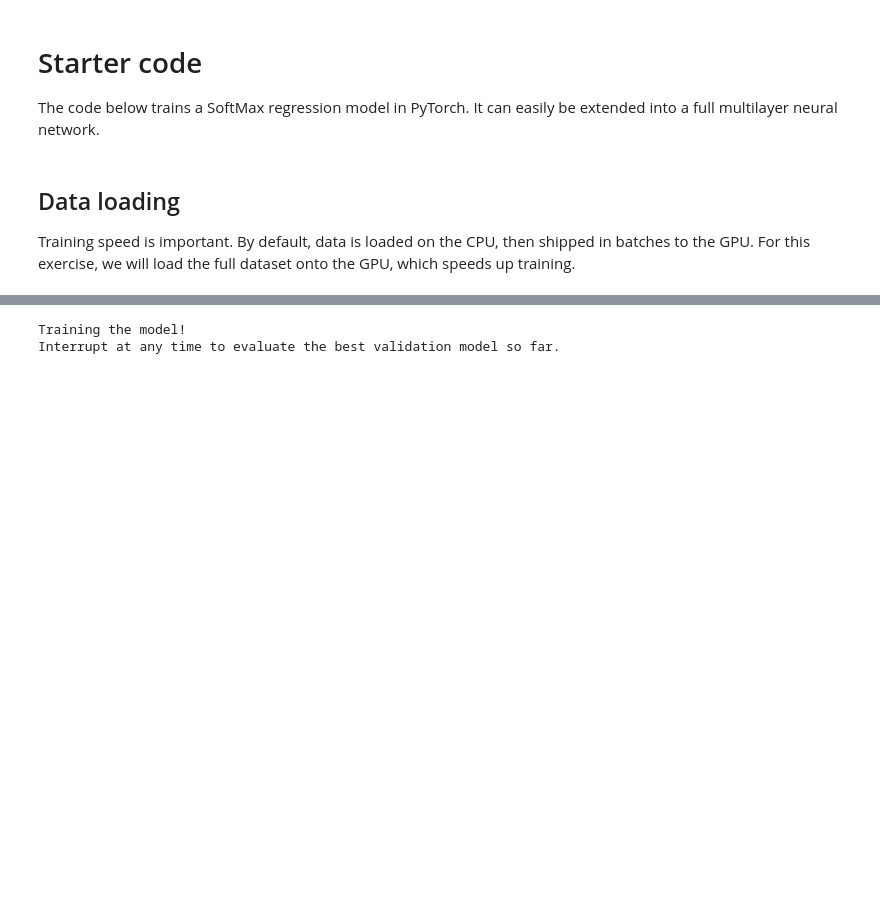
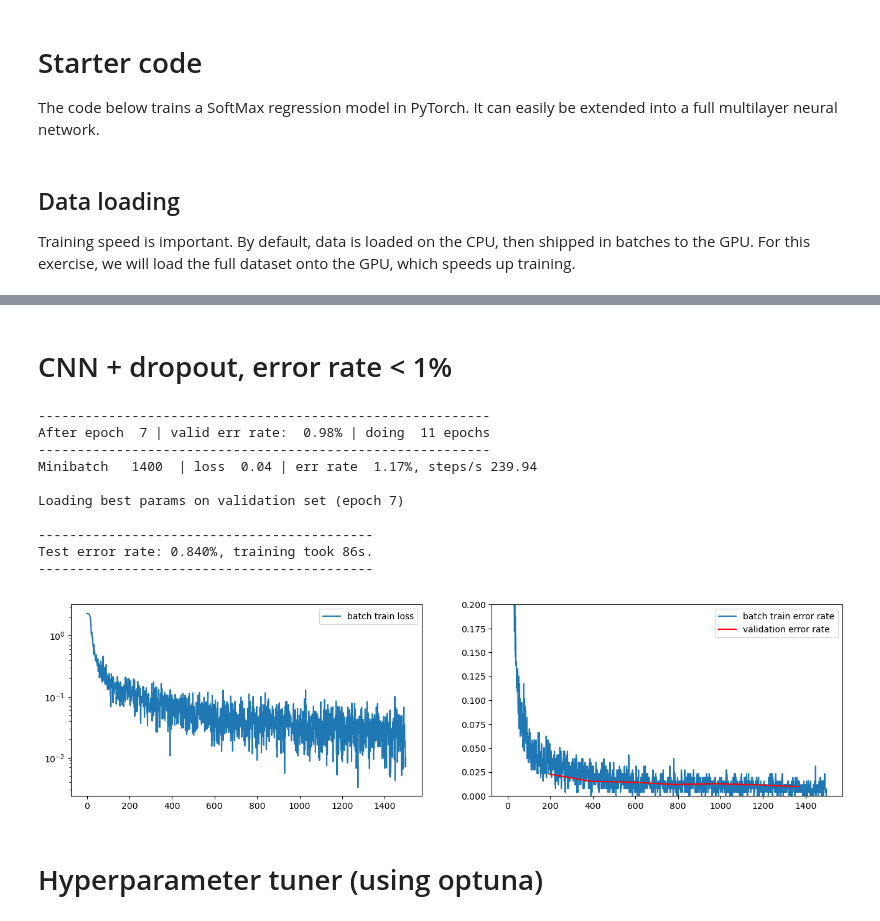
Before and after one commit to janchorowski/dl_uwr, a Jupyter notebook: Solutions/Solutions2.ipynb, the cells around one changed output, grey strips where cells are left out. Cells and saved outputs as stored; diff of their text form; code cells hidden in the pictures; blank space fills up the shorter version.

```diff
--- a/Solutions/Solutions2.ipynb
+++ b/Solutions/Solutions2.ipynb
@@ -594,51 +679,69 @@ Test error rate: 1.750%, training took 29s.
+# %% [markdown]
+# CNN + dropout, error rate < 1%
 # %%
 class Model(nn.Module):
     def __init__(self):
         super(Model, self).__init__()
-        self.conv1 = nn.Conv2d(1, 10, 5)   # 28x28x1 -> 10x24x24
-        self.pool = nn.MaxPool2d(2, 2)    # 10x24x24 -> 10x12x12
-        self.conv2 = nn.Conv2d(10, 20, 5)  # 10x12x12 -> 16x8x8 -> 16x4x4
-        self.fc1 = nn.Linear(20 * 4 * 4, 1024)
+        self.pool = nn.MaxPool2d(2, 2)
+
+        self.conv1 = nn.Conv2d(1, 20, 5)   # 28x28x1 -> 20x24x24 -> 20x12x12
+        self.conv2 = nn.Conv2d(20, 40, 5)  # 20x12x12 -> 40x8x8 -> 40x4x4
+
+        self.fc1 = nn.Linear(40 * 4 * 4, 1024)
         self.fc2 = nn.Linear(1024, 512)
         self.fc3 = nn.Linear(512, 256)
         self.fc4 = nn.Linear(256, 10)
+
         self.dropout = nn.Dropout(0.4)
 
 
     def forward(self, x):
         x = self.pool(F.relu(self.conv1(x)))
         x = self.pool(F.relu(self.conv2(x)))
-        x = x.view(-1, 20 * 4 * 4)
+        x = x.view(-1, 40 * 4 * 4)
         x = self.dropout(F.relu(self.fc1(x)))
         x = self.dropout(F.relu(self.fc2(x)))
         x = self.dropout(F.relu(self.fc3(x)))
         x = self.fc4(x)
         return x
 
     def loss(self, Out, Targets):
         return F.cross_entropy(Out, Targets)
 
 model = Model()
 
 with torch.no_grad():
     # Initialize parameters
     for name, p in model.named_parameters():
-        if 'weight' in name:
+        if "bn" in name:
+            nn.init.normal_(p)
+        elif 'weight' in name:
             nn.init.xavier_normal_(p)
         elif 'bias' in name:
             p.zero_()
         else:
             raise ValueError('Unknown parameter name "%s"' % name)
 
 t_start = time.time()
 
-SGD(model, mnist_loaders, alpha=1e-1, max_num_epochs=30, device='cpu', epsilon=0.9, alpha_decay=0.2, decay=0.0005)
+SGD(model, mnist_loaders, alpha=1e-1, max_num_epochs=30, device='mps', epsilon=0.9, alpha_decay=0.2, decay=0.0005)
 
 
 test_err_rate = compute_error_rate(model, mnist_loaders['test'])
 m = (f"Test error rate: {test_err_rate * 100.0:.3f}%, "
      f"training took {time.time() - t_start:.0f}s.")
 print('{0}\n{1}\n{0}'.format('-' * len(m), m))
 # %% [output]
-Training the model!
-Interrupt at any time to evaluate the best validation model so far.
+----------------------------------------------------------
+After epoch  7 | valid err rate:  0.98% | doing  11 epochs
+----------------------------------------------------------
+Minibatch   1400  | loss  0.04 | err rate  1.17%, steps/s 239.94
+
+Loading best params on validation set (epoch 7)
+
+-------------------------------------------
+Test error rate: 0.840%, training took 86s.
+-------------------------------------------
+[figure, added]
+# %% [markdown]
+# Hyperparameter tuner (using optuna)
```
Also changed, not shown: parts of 20 cells of this notebook, 8 other files.
